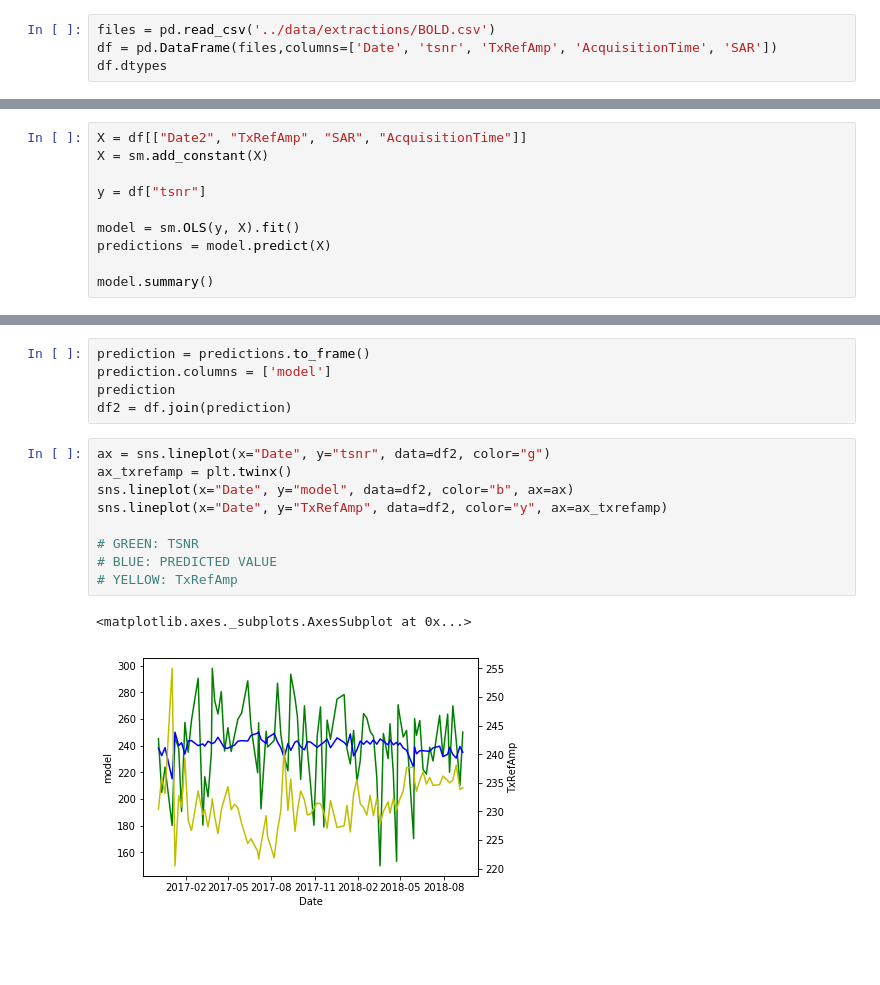
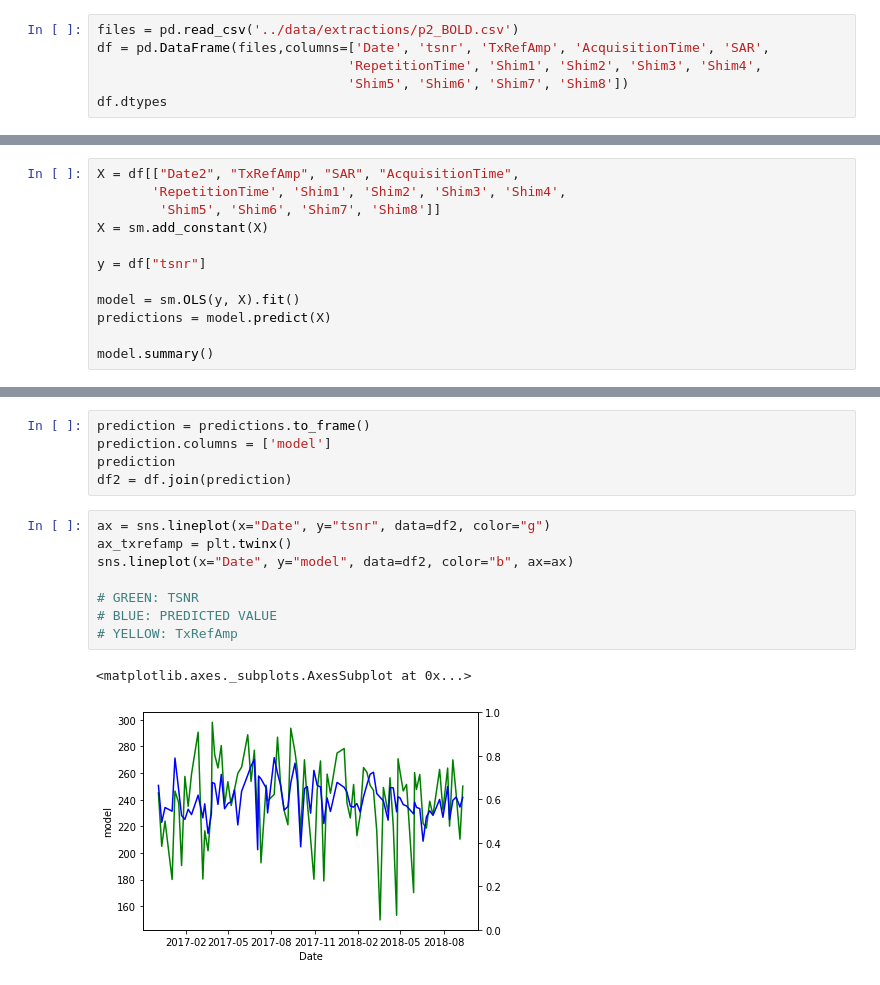
Before and after one commit to proj-nuisance/nuisance, a Jupyter notebook: ipy/regression.py.ipynb, the cells around one changed output, grey strips where cells are left out. Cells and saved outputs as stored; diff of their text form; blank space fills up the shorter version.

```diff
--- a/ipy/regression.py.ipynb
+++ b/ipy/regression.py.ipynb
@@ -62,6 +34,8 @@ TxRefAmp           -0.0029      0.002     -1.249      0.212      -0.007       0.
 # %%
-files = pd.read_csv('../data/extractions/BOLD.csv')
-df = pd.DataFrame(files,columns=['Date', 'tsnr', 'TxRefAmp', 'AcquisitionTime', 'SAR'])
+files = pd.read_csv('../data/extractions/p2_BOLD.csv')
+df = pd.DataFrame(files,columns=['Date', 'tsnr', 'TxRefAmp', 'AcquisitionTime', 'SAR',
+                                'RepetitionTime', 'Shim1', 'Shim2', 'Shim3', 'Shim4',
+                                'Shim5', 'Shim6', 'Shim7', 'Shim8'])
 df.dtypes
 # %% [output]
 Date                 int64
@@ -92,5 +84,7 @@ sns.lineplot(x="Date", y="TxRefAmp", data=df, color="b", ax=ax2)
 # %%
-X = df[["Date2", "TxRefAmp", "SAR", "AcquisitionTime"]]
+X = df[["Date2", "TxRefAmp", "SAR", "AcquisitionTime",
+       'RepetitionTime', 'Shim1', 'Shim2', 'Shim3', 'Shim4',
+        'Shim5', 'Shim6', 'Shim7', 'Shim8']]
 X = sm.add_constant(X)
 
 y = df["tsnr"]
@@ -132,12 +134,11 @@ df2 = df.join(prediction)
 # %%
 ax = sns.lineplot(x="Date", y="tsnr", data=df2, color="g")
 ax_txrefamp = plt.twinx()
 sns.lineplot(x="Date", y="model", data=df2, color="b", ax=ax)
-sns.lineplot(x="Date", y="TxRefAmp", data=df2, color="y", ax=ax_txrefamp)
 
 # GREEN: TSNR
 # BLUE: PREDICTED VALUE
 # YELLOW: TxRefAmp
 # %% [output]
 <matplotlib.axes._subplots.AxesSubplot at 0x...>
-[figure, old version]
+[figure, new version]
```
Also changed, not shown: parts of 7 cells of this notebook.
